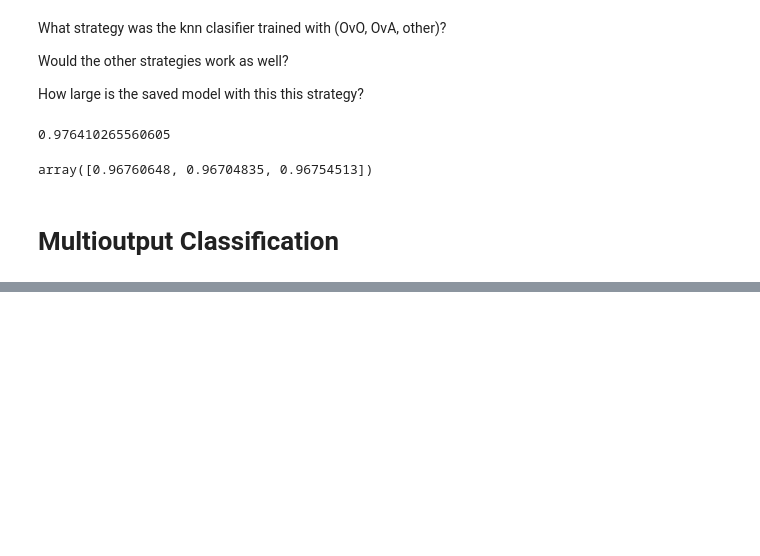
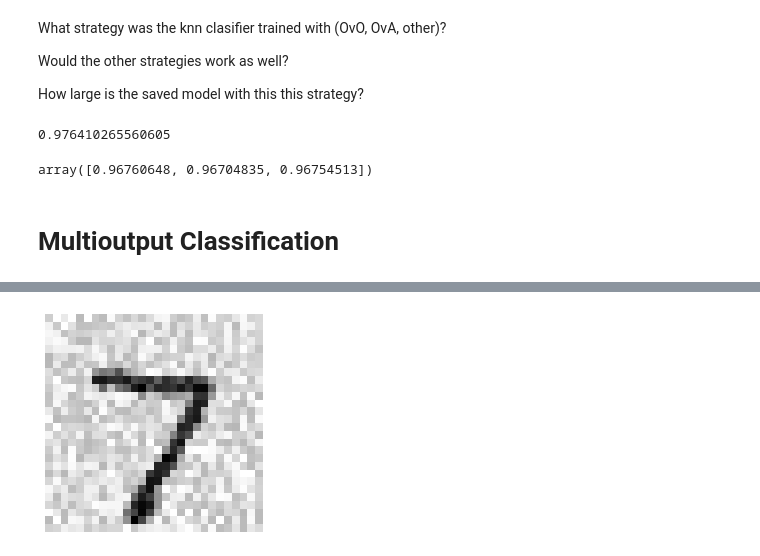
Before and after one commit to astidham2003/ml-study-group, a Jupyter notebook: chapter_3/MNIST_classification.ipynb, the cells around one changed output, grey strips where cells are left out. Saved outputs shown, nothing was run; the diff lists cells and outputs as text; code cells hidden in the pictures; blank space fills up the shorter version.

```diff
--- a/chapter_3/MNIST_classification.ipynb
+++ b/chapter_3/MNIST_classification.ipynb
@@ -713,0 +720,18 @@ array([0.96760648, 0.96704835, 0.96754513])
+# %%
+
+noise = np.random.randint(0, 100, (len(X_train), 784))
+X_train_mod = X_train + noise
+noise = np.random.randint(0, 100, (len(X_test), 784))
+X_test_mod = X_test + noise
+y_train_mod = X_train
+y_test_mod = X_test
+# %%
+# Snoop on the test data to see what a noisy image looks like compared to the unmodified noise free image.
+some_test_digit_mod = X_test_mod[0]
+some_test_digit_image_mod = some_test_digit_mod.reshape(28, 28)
+
+plt.imshow(some_test_digit_image_mod, cmap = mpl.cm.binary, interpolation="nearest")
+plt.axis("off")
+plt.show()
+# %% [output]
+[figure, added]
```
Also changed, not shown: parts of 4 cells of this notebook.
